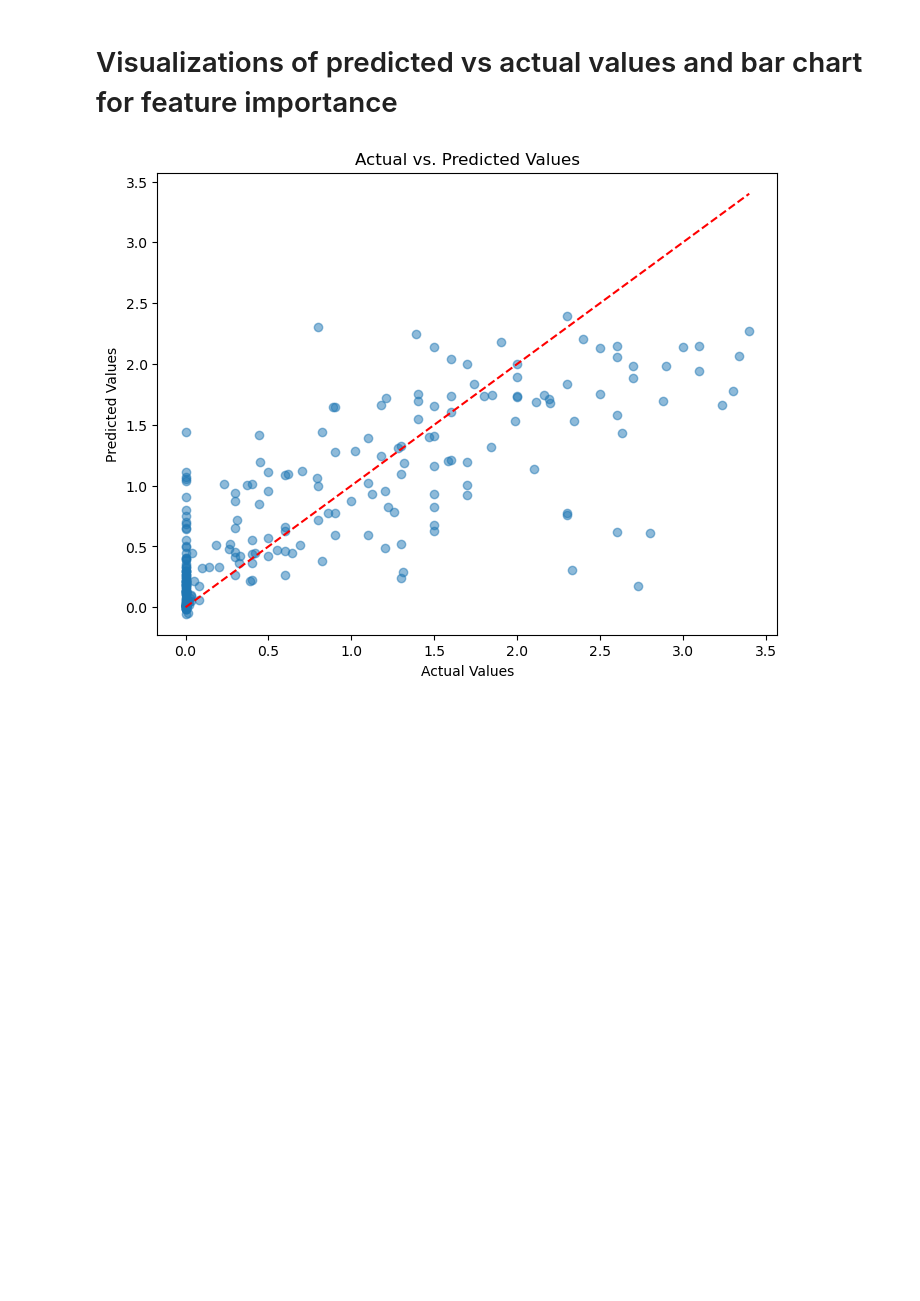
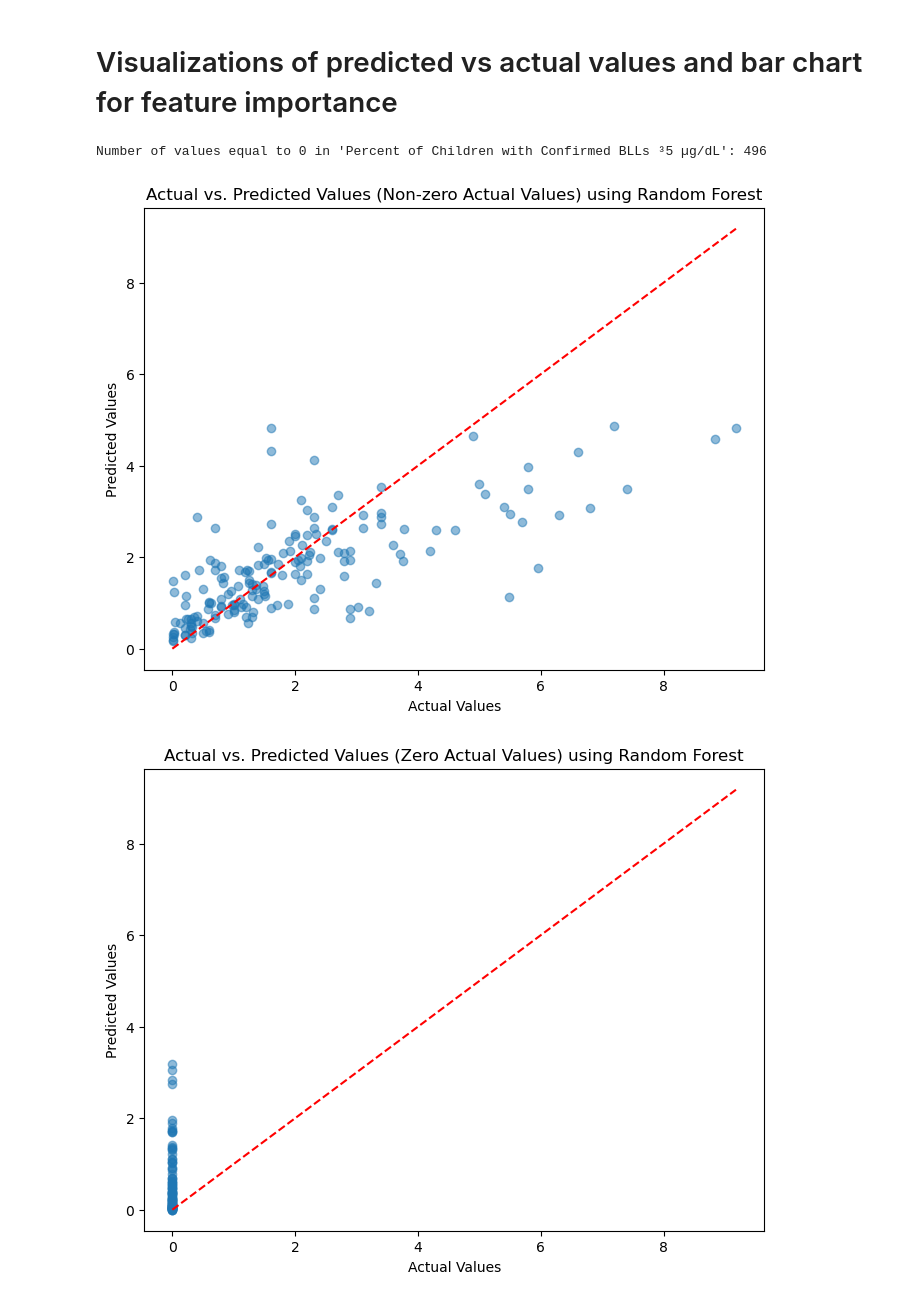
Before and after one commit to doctorsmylie/lead-poisoning, a Jupyter notebook: regression_all_data.ipynb, the cells around one changed output. Drawn from its saved outputs; the diff is of its cells as text; code cells hidden in the pictures; blank space fills up the shorter version.

```diff
--- a/regression_all_data.ipynb
+++ b/regression_all_data.ipynb
@@ -167,0 +165,4 @@ print(filtered_df.shape)
+# %%
+# Drop the columns from your DataFrame
+filtered_df = filtered_df.drop(columns=cols_to_remove, errors="ignore")
+print(filtered_df.shape)
@@ -213,0 +278,20 @@ X_val_scaled = scaler.transform(X_val)
+# %%
+# Get the best parameters
+best_params_rf = random_search.best_params_
+print("Best Parameters:", best_params_rf)
+
+# Get the best model
+best_model_rf = random_search.best_estimator_
+
+# Make predictions
+y_pred_rf = best_model_rf.predict(X_val)
+
+# Evaluate MSE and R2
+mse_rf = mean_squared_error(y_val, y_pred_rf)
+r2_rf = r2_score(y_val, y_pred_rf)
+
+# Calculate RMSE
+rmse_rf = np.sqrt(mse_rf)
+
+print(f"Random Forest - Root Mean Squared Error: {rmse_rf}")
+print(f"Random Forest - R-squared: {r2_rf}")
@@ -351,15 +438,35 @@ Model - R-squared: 0.6278998681868628
 # %% [markdown]
 # Visualizations of predicted vs actual values and bar chart for feature importance
+# %%
+bll_column = 'Percent of Children with Confirmed BLLs ³5 µg/dL'
+num_zeros = (filtered_df[bll_column] == 0).sum()
+
+print(f"Number of values equal to 0 in '{bll_column}': {num_zeros}")
+# %% [output]
+Number of values equal to 0 in 'Percent of Children with Confirmed BLLs ³5 µg/dL': 496
 # %%
-# Scatter plot of predicted versus actual values
+# Scatter plot of predicted versus actual values (Non-zero actual values)
+non_zero_indices = y_val != 0  # Get indices where actual values are not zero
 
 plt.figure(figsize=(8, 6))
-plt.scatter(y_val, y_pred, alpha=0.5)
-plt.plot([min(y_val), max(y_val)], [min(y_val), max(y_val)], color='red', linestyle='--')  # Perfect prediction line
+plt.scatter(y_val[non_zero_indices], y_pred_rf[non_zero_indices], alpha=0.5)
+plt.plot([min(y_val), max(y_val)], [min(y_val), max(y_val)], color='red', linestyle='--')
 plt.xlabel("Actual Values")
 plt.ylabel("Predicted Values")
-plt.title("Actual vs. Predicted Values")
+plt.title("Actual vs. Predicted Values (Non-zero Actual Values) using Random Forest")
 plt.show()
+
+# Scatter plot of predicted versus actual values (Zero actual values)
+zero_indices = y_val == 0  # Get indices where actual values are zero
+
+plt.figure(figsize=(8, 6))
+plt.scatter(y_val[zero_indices], y_pred_rf[zero_indices], alpha=0.5)
+plt.plot([min(y_val), max(y_val)], [min(y_val), max(y_val)], color='red', linestyle='--')
+plt.xlabel("Actual Values")
+plt.ylabel("Predicted Values")
+plt.title("Actual vs. Predicted Values (Zero Actual Values) using Random Forest")
+plt.show()
 # %% [output]
-[figure, old version]
+[figure, new version]
+[figure, added]
 # %%
```
Also changed, not shown: parts of 20 cells of this notebook, 1 other file.
